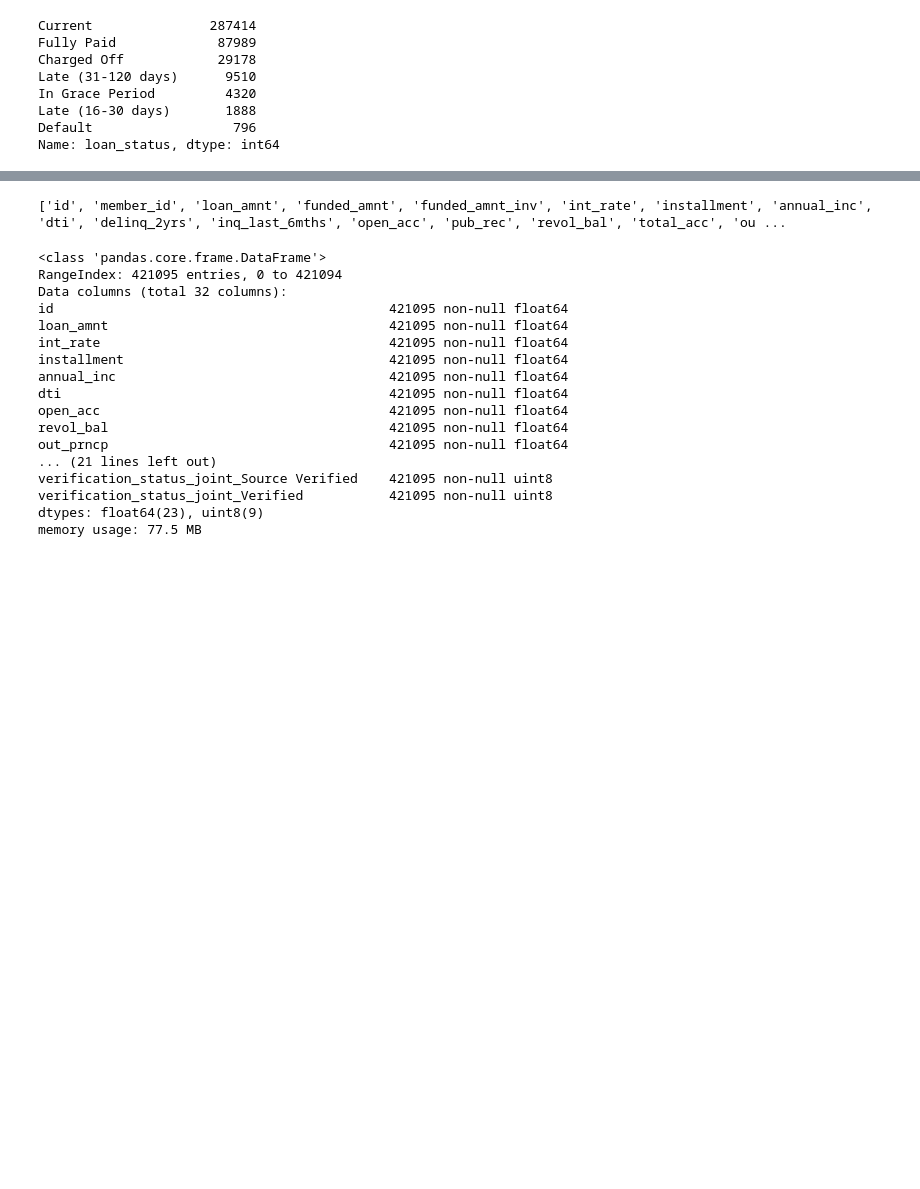
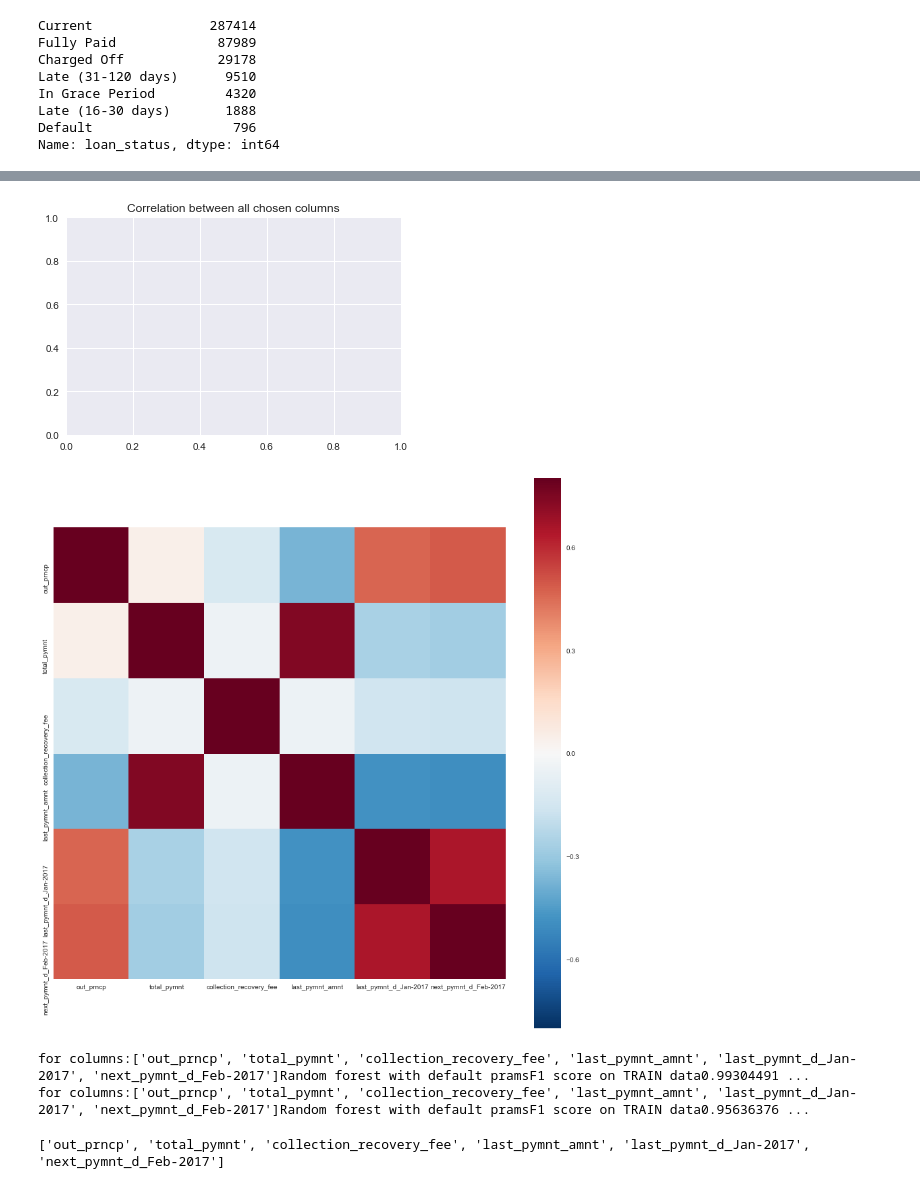
Before and after one commit to v2br/AI_study, a Jupyter notebook: unit3/3.2.5 Random Forest Guided Example.ipynb, the cells around one changed output, grey strips where cells are left out. Drawn from its saved outputs; the diff is of its cells as text; code cells hidden in the pictures; blank space fills up the shorter version.

Commit message:
Random forest 2 col left !!!

```diff
--- a/unit3/3.2.5 Random Forest Guided Example.ipynb
+++ b/unit3/3.2.5 Random Forest Guided Example.ipynb
@@ -176,0 +227,12 @@ Name: loan_status, dtype: int64
+# %%
+dl=['total_rec_prncp','total_pymnt_inv','out_prncp_inv','out_prncp_inv']
+# %%
+X1=z1.drop(dl, axis=1)
+corrmat = X1.corr()
+plt.title('Correlation between all chosen columns')
+plt.figure(figsize=(15, 15))
+sns.heatmap(corrmat, vmax=.8, square=True)
+plt.show()
+# %% [output]
+[figure, added]
+[figure, added]
@@ -177,4 +255,9 @@ Name: loan_status, dtype: int64
+# %%
+RandForestPred(X1, Y)
+# %% [output]
+for columns:['out_prncp', 'total_pymnt', 'collection_recovery_fee', 'last_pymnt_amnt', 'last_pymnt_d_Jan-2017', 'next_pymnt_d_Feb-2017']Random forest with default pramsF1 score on TRAIN data0.99304491 ...
+for columns:['out_prncp', 'total_pymnt', 'collection_recovery_fee', 'last_pymnt_amnt', 'last_pymnt_d_Jan-2017', 'next_pymnt_d_Feb-2017']Random forest with default pramsF1 score on TRAIN data0.95636376 ...
 # %%
-print(list(X))
+print(list(X1))
 # %% [output]
-['id', 'member_id', 'loan_amnt', 'funded_amnt', 'funded_amnt_inv', 'int_rate', 'installment', 'annual_inc', 'dti', 'delinq_2yrs', 'inq_last_6mths', 'open_acc', 'pub_rec', 'revol_bal', 'total_acc', 'ou ...
+['out_prncp', 'total_pymnt', 'collection_recovery_fee', 'last_pymnt_amnt', 'last_pymnt_d_Jan-2017', 'next_pymnt_d_Feb-2017']
@@ -214,20 +263,0 @@ zz=X.drop([ 'member_id',  'funded_amnt', 'funded_amnt_inv', 'delinq_2yrs', 'inq_
-# %%
-zz.info()
-# %% [output]
-<class 'pandas.core.frame.DataFrame'>
-RangeIndex: 421095 entries, 0 to 421094
-Data columns (total 32 columns):
-id                                           421095 non-null float64
-loan_amnt                                    421095 non-null float64
-int_rate                                     421095 non-null float64
-installment                                  421095 non-null float64
-annual_inc                                   421095 non-null float64
-dti                                          421095 non-null float64
-open_acc                                     421095 non-null float64
-revol_bal                                    421095 non-null float64
-out_prncp                                    421095 non-null float64
-... (21 lines left out)
-verification_status_joint_Source Verified    421095 non-null uint8
-verification_status_joint_Verified           421095 non-null uint8
-dtypes: float64(23), uint8(9)
-memory usage: 77.5 MB
```
Also changed, not shown: parts of 30 cells of this notebook, 1 other file.
